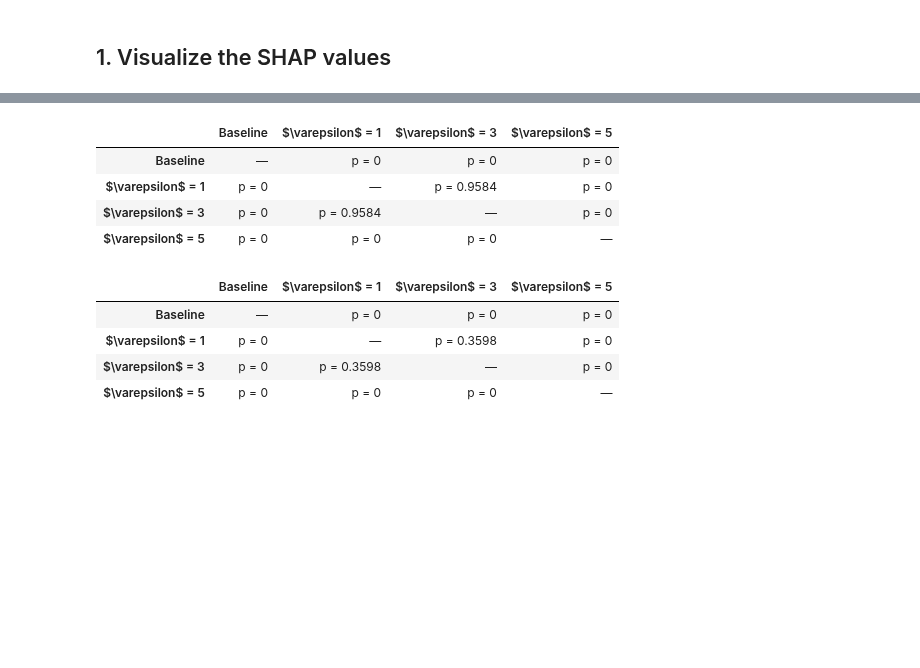
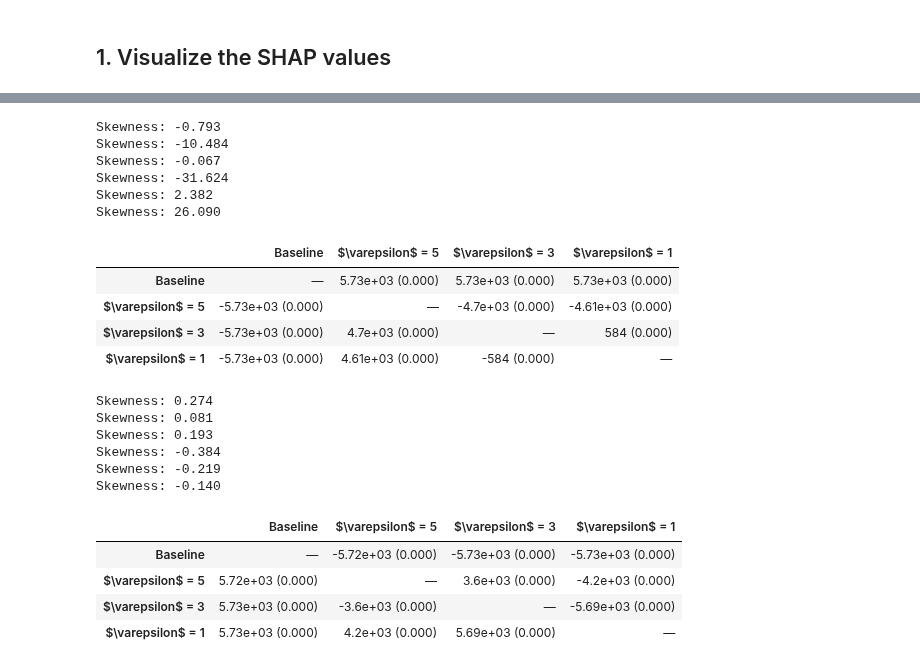
Before and after one commit to trinhkieuha/dp-shap-anomaly-detection, a Jupyter notebook: notebooks/06_Explainability.ipynb, the cells around one changed output, grey strips where cells are left out. Cells and saved outputs as stored; diff of their text form; code cells hidden in the pictures; blank space fills up the shorter version.

```diff
--- a/notebooks/06_Explainability.ipynb
+++ b/notebooks/06_Explainability.ipynb
@@ -34,9 +37,9 @@ plt.rcParams['font.size'] = 9
 # Chosen tuning objective
 metric = "AUC"
 x_size = 12000
-explain_size = 25
+explain_size = 500
 
-for script in ["explain", "explain_eval"]:
+"""for script in ["explain", "explain_eval"]:
 
     # Create the script directory if it doesn't exist
     os.makedirs("scripts", exist_ok=True)
@@ -57,4 +60,4 @@ for script in ["explain", "explain_eval"]:
             if model_type == "dpsgd":
                 txt += f' --model_type {model_type}'
             with open(f"scripts/{script}.sh", "a") as f:
-                f.write(txt + "\n")
+                f.write(txt + "\n")"""
@@ -96,7 +101,7 @@ for (model_type, version, eps), explanation in shap_dict.items():
     if explanation == []:
         continue
     else:
-        shap_values = explanation
+        shap_values = normalize_shap(explanation, method="l2")
     # Plot the SHAP values
     if model_type == "baseline":
         title = "Baseline"
@@ -113,6 +118,7 @@ for (model_type, version, eps), explanation in shap_dict.items():
                 plot_type="violin",
                 title=title,
                 )
+    #plt.xlim(-0.2, 1.25)  # Set x-axis limits to -0.5 and 1
     # Draw the canvas, copy contents, and close temp
     temp_fig.canvas.draw()
     image = np.frombuffer(temp_fig.canvas.tostring_rgb(), dtype='uint8')
@@ -291,38 +220,55 @@ df.melt(id_vars=["model"], value_vars=["infidelity", "aopc"], var_name="metric",
 # %%
 def run_pairwise_wilcoxon(df, metric_col='aopc'):
     # List all model names
     models = df.model.unique()
 
     pivot_df = pd.DataFrame()
 
     for model in models:
         model_df = df[df['model'] == model][[metric_col]].reset_index(drop=True).rename(columns={metric_col: f"{model}"})
         pivot_df = pd.concat([pivot_df, model_df], axis=1)
 
     table = pd.DataFrame(index=models, columns=models)
 
     for m1, m2 in combinations(models, 2):
-        stat, p = wilcoxon(pivot_df[m1], pivot_df[m2])
+        diffs = pivot_df[m1] - pivot_df[m2]
+        skewness_value = skew(diffs)
+        print(f"Skewness: {skewness_value:.3f}")
+        #stat, p = wilcoxon(pivot_df[m1], pivot_df[m2])
+        stat, p = sign_test(diffs)
+        table.loc[m1, m2] = f"{stat:.3g} ({p:.3f})"
         # Fill symmetric entries
-        table.loc[m1, m2] = f"p = {p:.4g}"
-        table.loc[m2, m1] = f"p = {p:.4g}"
+        stat, p = sign_test(-diffs)
+        table.loc[m2, m1] = f"{stat:.3g} ({p:.3f})"
 
     # Fill diagonal with dashes or 1.000
     for m in models:
         table.loc[m, m] = "—"
 
     return table
 
 display(run_pairwise_wilcoxon(df, metric_col='aopc'))
 display(run_pairwise_wilcoxon(df, metric_col='infidelity'))
 # %% [output]
+Skewness: -0.793
+Skewness: -10.484
+Skewness: -0.067
+Skewness: -31.624
+Skewness: 2.382
+Skewness: 26.090
-|  | Baseline | $\varepsilon$ = 1 | $\varepsilon$ = 3 | $\varepsilon$ = 5 |
-| Baseline | — | p = 0 | p = 0 | p = 0 |
-| $\varepsilon$ = 1 | p = 0 | — | p = 0.9584 | p = 0 |
-| $\varepsilon$ = 3 | p = 0 | p = 0.9584 | — | p = 0 |
-| $\varepsilon$ = 5 | p = 0 | p = 0 | p = 0 | — |
+|  | Baseline | $\varepsilon$ = 5 | $\varepsilon$ = 3 | $\varepsilon$ = 1 |
+| Baseline | — | 5.73e+03 (0.000) | 5.73e+03 (0.000) | 5.73e+03 (0.000) |
+| $\varepsilon$ = 5 | -5.73e+03 (0.000) | — | -4.7e+03 (0.000) | -4.61e+03 (0.000) |
+| $\varepsilon$ = 3 | -5.73e+03 (0.000) | 4.7e+03 (0.000) | — | 584 (0.000) |
+| $\varepsilon$ = 1 | -5.73e+03 (0.000) | 4.61e+03 (0.000) | -584 (0.000) | — |
+Skewness: 0.274
+Skewness: 0.081
+Skewness: 0.193
+Skewness: -0.384
+Skewness: -0.219
+Skewness: -0.140
-|  | Baseline | $\varepsilon$ = 1 | $\varepsilon$ = 3 | $\varepsilon$ = 5 |
-| Baseline | — | p = 0 | p = 0 | p = 0 |
-| $\varepsilon$ = 1 | p = 0 | — | p = 0.3598 | p = 0 |
-| $\varepsilon$ = 3 | p = 0 | p = 0.3598 | — | p = 0 |
-| $\varepsilon$ = 5 | p = 0 | p = 0 | p = 0 | — |
+|  | Baseline | $\varepsilon$ = 5 | $\varepsilon$ = 3 | $\varepsilon$ = 1 |
+| Baseline | — | -5.72e+03 (0.000) | -5.73e+03 (0.000) | -5.73e+03 (0.000) |
+| $\varepsilon$ = 5 | 5.72e+03 (0.000) | — | 3.6e+03 (0.000) | -4.2e+03 (0.000) |
+| $\varepsilon$ = 3 | 5.73e+03 (0.000) | -3.6e+03 (0.000) | — | -5.69e+03 (0.000) |
+| $\varepsilon$ = 1 | 5.73e+03 (0.000) | 4.2e+03 (0.000) | 5.69e+03 (0.000) | — |
```
Also changed, not shown: parts of 15 cells of this notebook, 18 other files.
